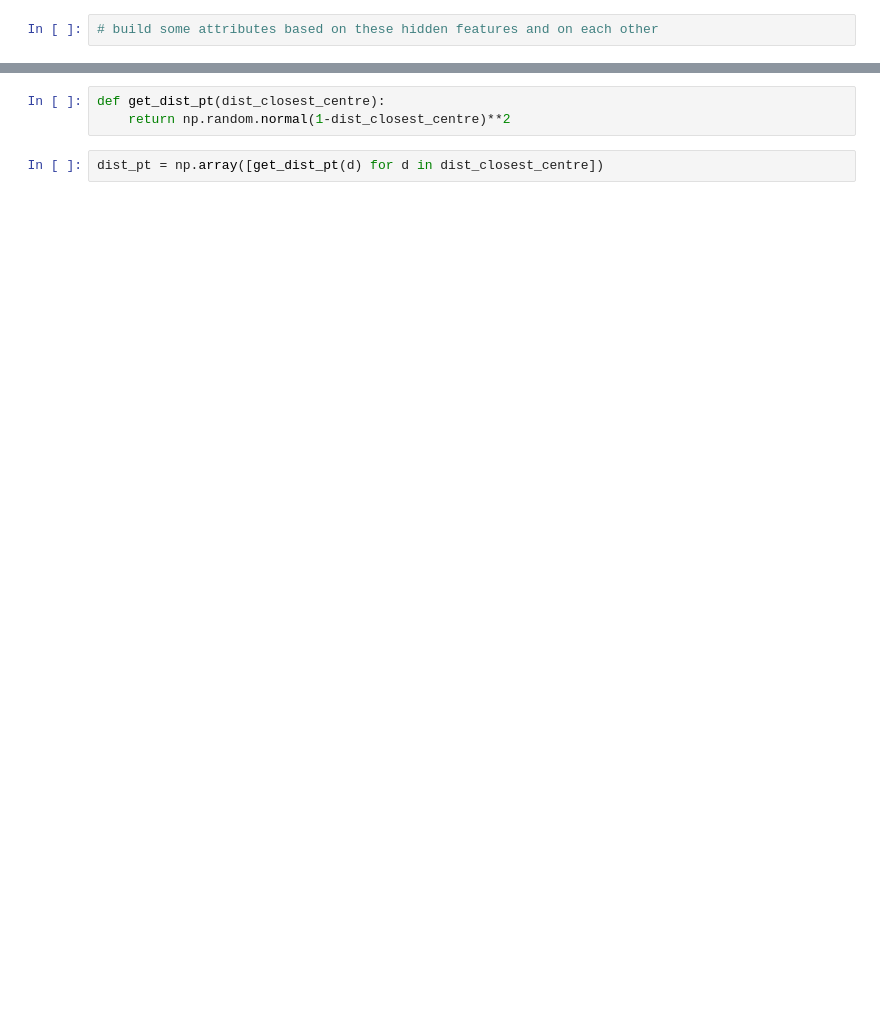
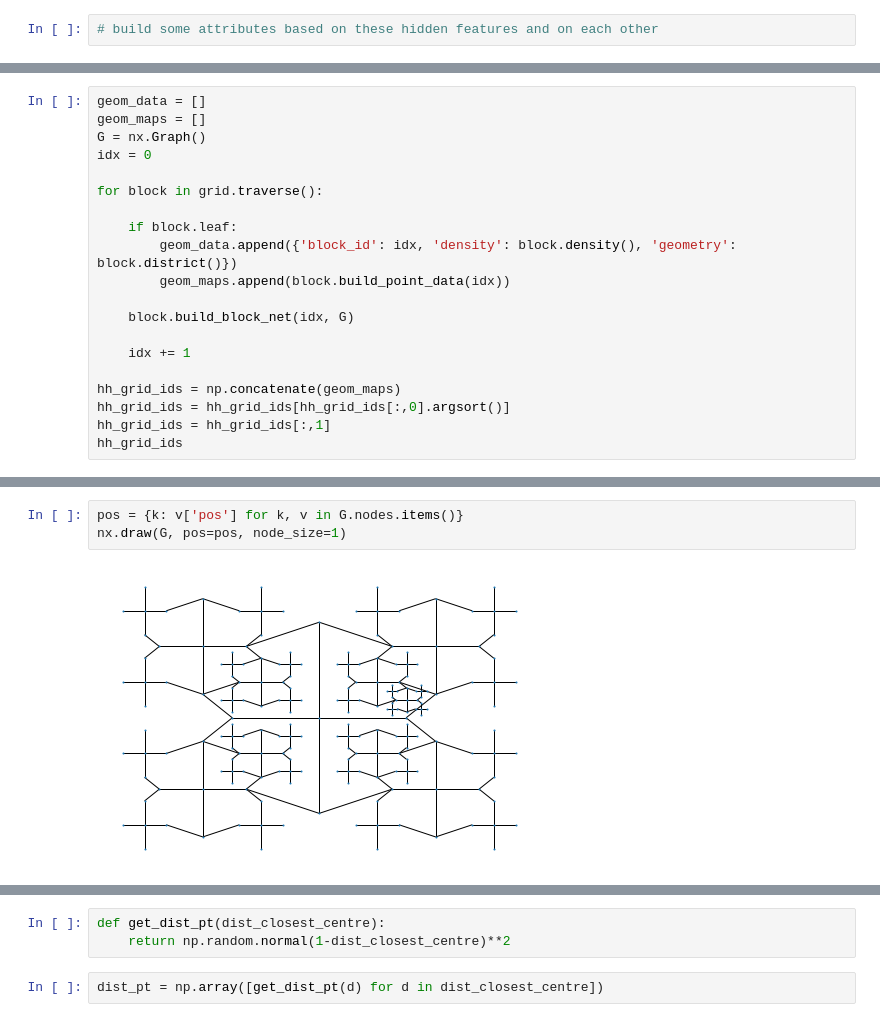
Before and after one commit to fredshone/citychef, a Jupyter notebook: worldsynth.ipynb, the cells around one changed output, grey strips where cells are left out. Saved outputs shown, nothing was run; the diff lists cells and outputs as text; blank space fills up the shorter version.

```diff
--- a/worldsynth.ipynb
+++ b/worldsynth.ipynb
@@ -131,0 +198,20 @@ age = np.array([get_age(c,d,dist) for c,d,dist in zip(centre_ids_mm, density_mm,
+# %%
+geom_data = []
+geom_maps = []
+G = nx.Graph()
+idx = 0
+
+for block in grid.traverse():
+
+    if block.leaf:
+        geom_data.append({'block_id': idx, 'density': block.density(), 'geometry': block.district()})
+        geom_maps.append(block.build_point_data(idx))
+
+    block.build_block_net(idx, G)
+
+    idx += 1
+
+hh_grid_ids = np.concatenate(geom_maps)
+hh_grid_ids = hh_grid_ids[hh_grid_ids[:,0].argsort()]
+hh_grid_ids = hh_grid_ids[:,1]
+hh_grid_ids
@@ -131,0 +237,5 @@ age = np.array([get_age(c,d,dist) for c,d,dist in zip(centre_ids_mm, density_mm,
+# %%
+pos = {k: v['pos'] for k, v in G.nodes.items()}
+nx.draw(G, pos=pos, node_size=1)
+# %% [output]
+[figure, added]
```
Also changed, not shown: parts of 68 cells of this notebook, 1 other file.
